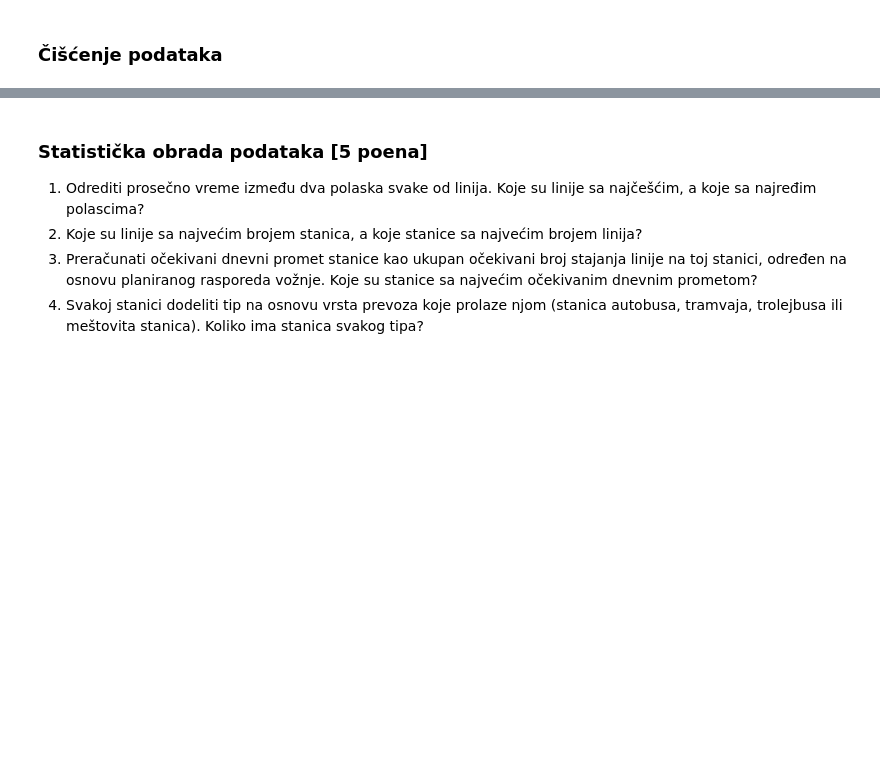
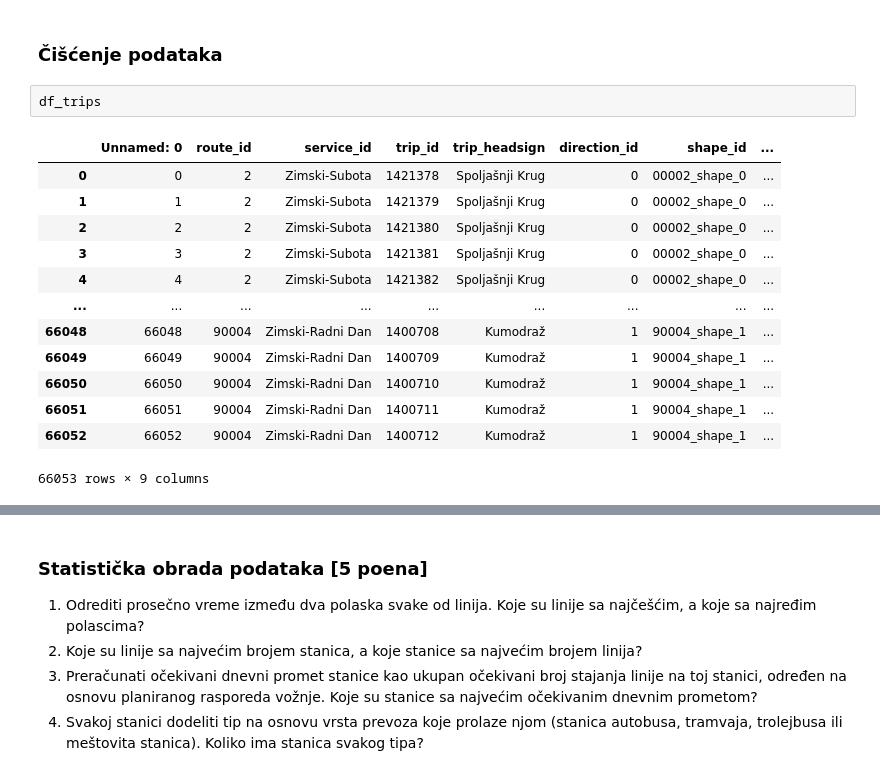
Before and after one commit to markods/BelgradeTransportNet, a Jupyter notebook: src/projekat.ipynb, the cells around one changed output, grey strips where cells are left out. Drawn from its saved outputs; the diff is of its cells as text; blank space fills up the shorter version.

```diff
--- a/src/projekat.ipynb
+++ b/src/projekat.ipynb
@@ -56,6 +56,22 @@ def cleaned_data_frame(df:pd.DataFrame):
 # TODO
 # %% [markdown]
 ### Čišćenje podataka
+# %%
+df_trips
+# %% [output]
+|  | Unnamed: 0 | route_id | service_id | trip_id | trip_headsign | direction_id | shape_id | ... |
+| 0 | 0 | 2 | Zimski-Subota | 1421378 | Spoljašnji Krug | 0 | 00002_shape_0 | ... |
+| 1 | 1 | 2 | Zimski-Subota | 1421379 | Spoljašnji Krug | 0 | 00002_shape_0 | ... |
+| 2 | 2 | 2 | Zimski-Subota | 1421380 | Spoljašnji Krug | 0 | 00002_shape_0 | ... |
+| 3 | 3 | 2 | Zimski-Subota | 1421381 | Spoljašnji Krug | 0 | 00002_shape_0 | ... |
+| 4 | 4 | 2 | Zimski-Subota | 1421382 | Spoljašnji Krug | 0 | 00002_shape_0 | ... |
+| ... | ... | ... | ... | ... | ... | ... | ... | ... |
+| 66048 | 66048 | 90004 | Zimski-Radni Dan | 1400708 | Kumodraž | 1 | 90004_shape_1 | ... |
+| 66049 | 66049 | 90004 | Zimski-Radni Dan | 1400709 | Kumodraž | 1 | 90004_shape_1 | ... |
+| 66050 | 66050 | 90004 | Zimski-Radni Dan | 1400710 | Kumodraž | 1 | 90004_shape_1 | ... |
+| 66051 | 66051 | 90004 | Zimski-Radni Dan | 1400711 | Kumodraž | 1 | 90004_shape_1 | ... |
+| 66052 | 66052 | 90004 | Zimski-Radni Dan | 1400712 | Kumodraž | 1 | 90004_shape_1 | ... |
+66053 rows × 9 columns
 # %%
 # # # Originalni podaci se čuvaju u data/!original/ folderu.
 # Prečišćeni podaci se čuvaju u data/clean/ folderu.
```
Also changed, not shown: parts of 5 cells of this notebook, 13 other files.
